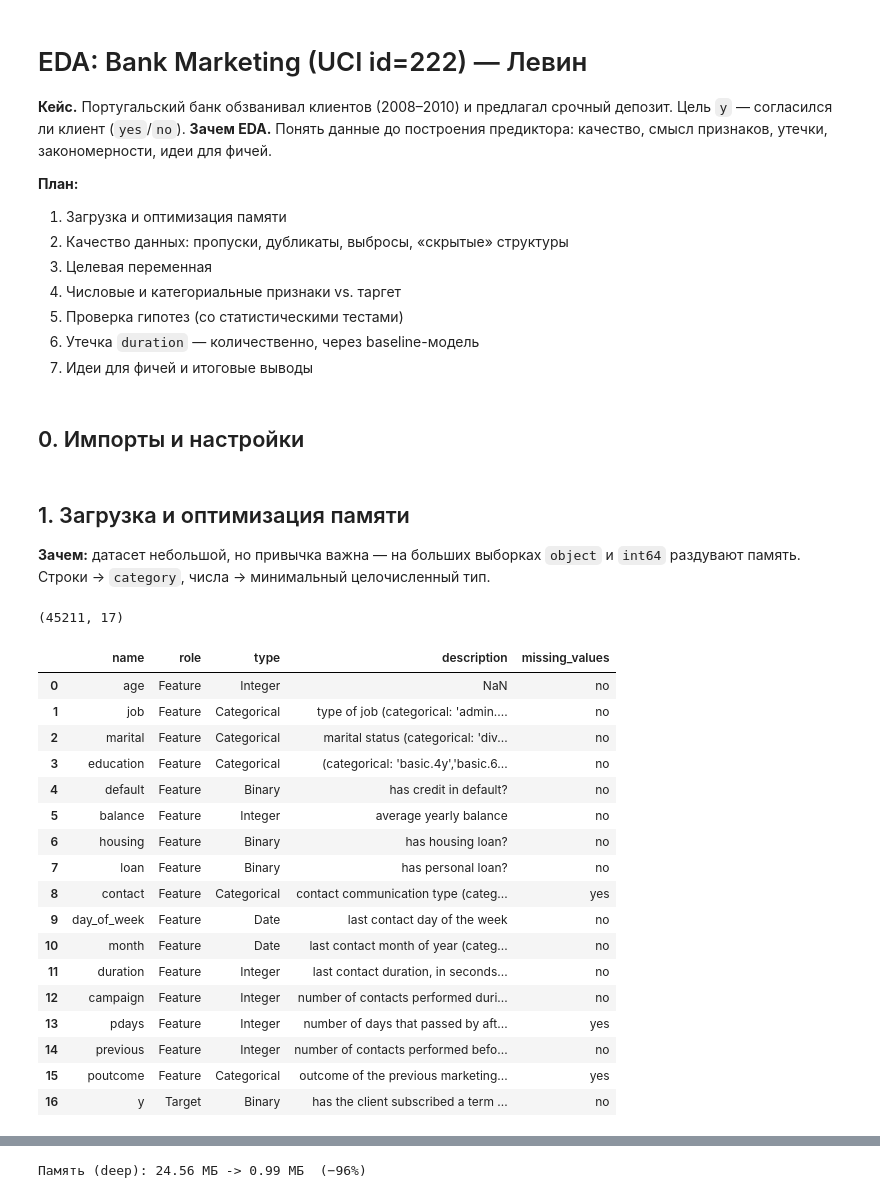
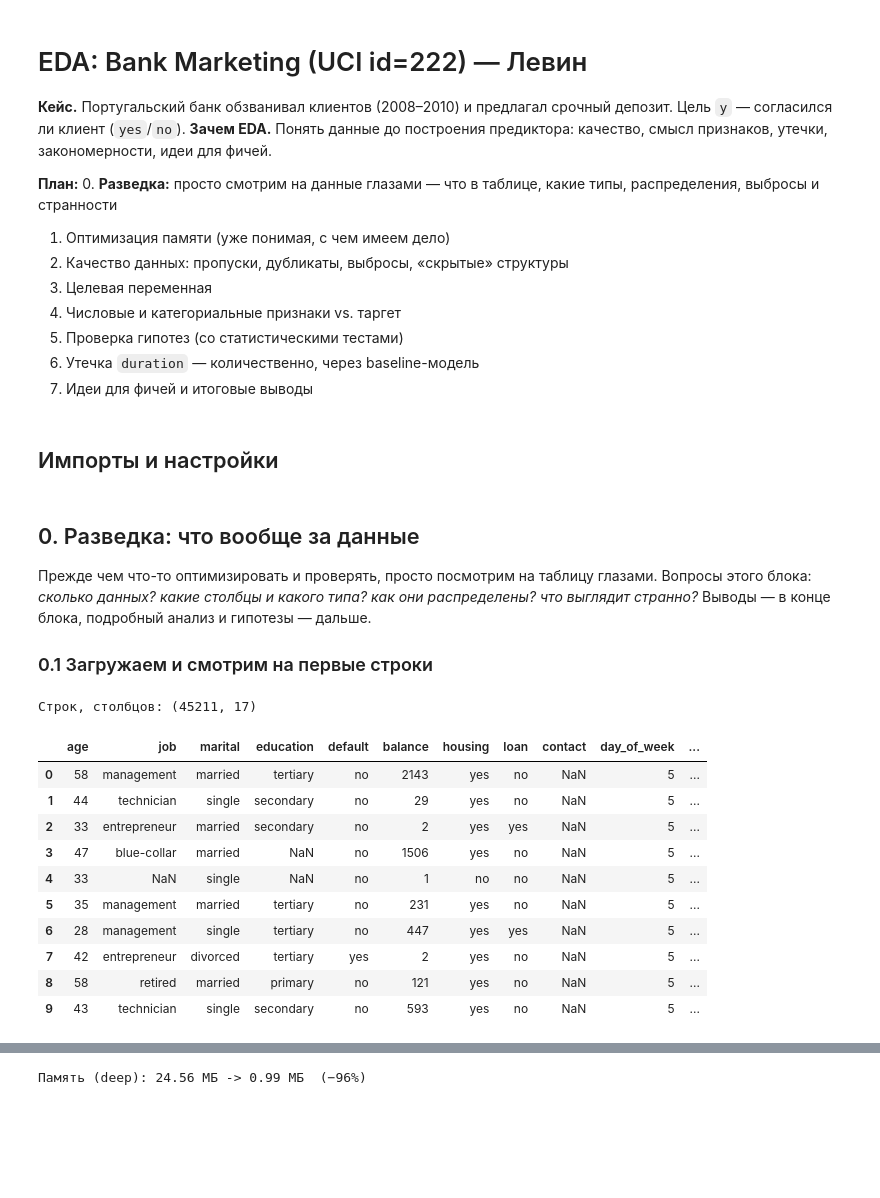
Before and after one commit to RafaelPozoyan/UrFU_project, a Jupyter notebook: eda_levin.ipynb, the cells around one changed output, grey strips where cells are left out. Drawn from its saved outputs; the diff is of its cells as text; code cells hidden in the pictures; blank space fills up the shorter version.

Commit message:
EDA: добавил разведочный блок (типы, распределения, выбросы, аномалии) до оптимизации памяти
Co-Authored-By: Claude Sonnet 5.5 <noreply@anthropic.com>

```diff
--- a/eda_levin.ipynb
+++ b/eda_levin.ipynb
@@ -5,7 +5,8 @@
 **Зачем EDA.** Понять данные до построения предиктора: качество, смысл признаков, утечки, закономерности, идеи для фичей.
 
 **План:**
-1. Загрузка и оптимизация памяти
+0. **Разведка:** просто смотрим на данные глазами — что в таблице, какие типы, распределения, выбросы и странности
+1. Оптимизация памяти (уже понимая, с чем имеем дело)
 2. Качество данных: пропуски, дубликаты, выбросы, «скрытые» структуры
 3. Целевая переменная
 4. Числовые и категориальные признаки vs. таргет
@@ -13,7 +14,7 @@
 6. Утечка `duration` — количественно, через baseline-модель
 7. Идеи для фичей и итоговые выводы
 # %% [markdown]
-## 0. Импорты и настройки
+## Импорты и настройки
 # %%
 import warnings; warnings.filterwarnings('ignore')
 import numpy as np, pandas as pd
@@ -30,31 +31,28 @@ sns.set_theme(style='whitegrid', context='notebook')
 plt.rcParams['figure.figsize'] = (9, 4.5)
 pd.set_option('display.max_columns', 50, 'display.width', 140)
 SEED = 42
-# %% [markdown]
-## 1. Загрузка и оптимизация памяти
-**Зачем:** датасет небольшой, но привычка важна — на больших выборках `object` и `int64` раздувают память. Строки → `category`, числа → минимальный целочисленный тип.
+# %% [markdown]
+## 0. Разведка: что вообще за данные
+Прежде чем что-то оптимизировать и проверять, просто посмотрим на таблицу глазами. Вопросы этого блока:
+*сколько данных? какие столбцы и какого типа? как они распределены? что выглядит странно?*
+Выводы — в конце блока, подробный анализ и гипотезы — дальше.
+
+### 0.1 Загружаем и смотрим на первые строки
 # %%
 bm = fetch_ucirepo(id=222)
-df_raw = pd.concat([bm.data.features, bm.data.targets], axis=1)
-print(df_raw.shape)
-display(bm.variables[['name','role','type','description','missing_values']])
+df_raw = pd.concat([bm.data.features, bm.data.targets], axis=1)   # признаки + таргет в одну таблицу
+print('Строк, столбцов:', df_raw.shape)
+df_raw.head(10)
 # %% [output]
-(45211, 17)
+Строк, столбцов: (45211, 17)
-|  | name | role | type | description | missing_values |
-| 0 | age | Feature | Integer | NaN | no |
-| 1 | job | Feature | Categorical | type of job (categorical: 'admin.... | no |
-| 2 | marital | Feature | Categorical | marital status (categorical: 'div... | no |
-| 3 | education | Feature | Categorical | (categorical: 'basic.4y','basic.6... | no |
-| 4 | default | Feature | Binary | has credit in default? | no |
-| 5 | balance | Feature | Integer | average yearly balance | no |
-| 6 | housing | Feature | Binary | has housing loan? | no |
-| 7 | loan | Feature | Binary | has personal loan? | no |
-| 8 | contact | Feature | Categorical | contact communication type (categ... | yes |
-| 9 | day_of_week | Feature | Date | last contact day of the week | no |
-| 10 | month | Feature | Date | last contact month of year (categ... | no |
-| 11 | duration | Feature | Integer | last contact duration, in seconds... | no |
-| 12 | campaign | Feature | Integer | number of contacts performed duri... | no |
-| 13 | pdays | Feature | Integer | number of days that passed by aft... | yes |
-| 14 | previous | Feature | Integer | number of contacts performed befo... | no |
-| 15 | poutcome | Feature | Categorical | outcome of the previous marketing... | yes |
-| 16 | y | Target | Binary | has the client subscribed a term ... | no |
+|  | age | job | marital | education | default | balance | housing | loan | contact | day_of_week | ... |
+| 0 | 58 | management | married | tertiary | no | 2143 | yes | no | NaN | 5 | ... |
+| 1 | 44 | technician | single | secondary | no | 29 | yes | no | NaN | 5 | ... |
+| 2 | 33 | entrepreneur | married | secondary | no | 2 | yes | yes | NaN | 5 | ... |
+| 3 | 47 | blue-collar | married | NaN | no | 1506 | yes | no | NaN | 5 | ... |
+| 4 | 33 | NaN | single | NaN | no | 1 | no | no | NaN | 5 | ... |
+| 5 | 35 | management | married | tertiary | no | 231 | yes | no | NaN | 5 | ... |
+| 6 | 28 | management | single | tertiary | no | 447 | yes | yes | NaN | 5 | ... |
+| 7 | 42 | entrepreneur | divorced | tertiary | yes | 2 | yes | no | NaN | 5 | ... |
+| 8 | 58 | retired | married | primary | no | 121 | yes | no | NaN | 5 | ... |
+| 9 | 43 | technician | single | secondary | no | 593 | yes | no | NaN | 5 | ... |
```
Also changed, not shown: parts of 20 cells of this notebook.
